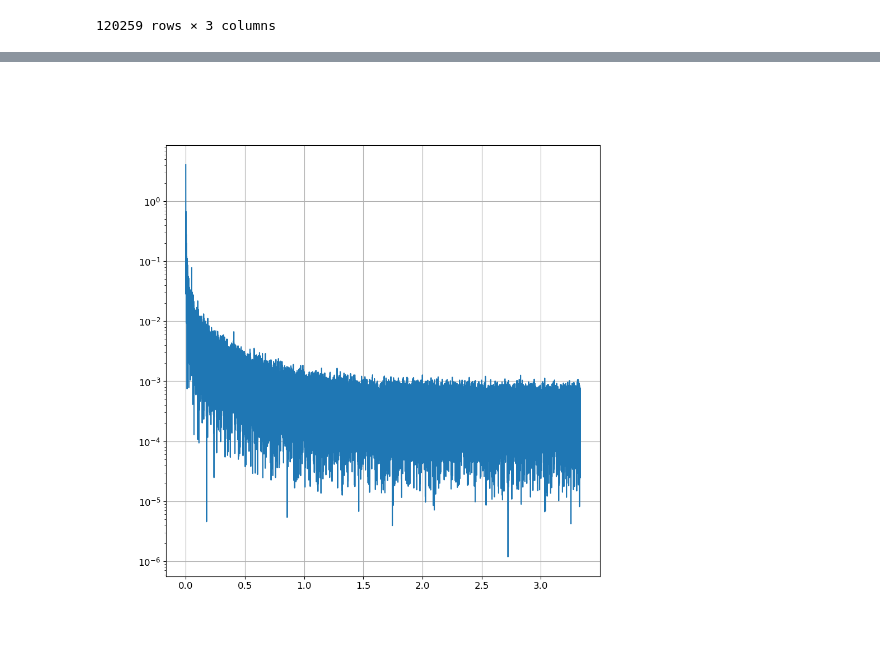
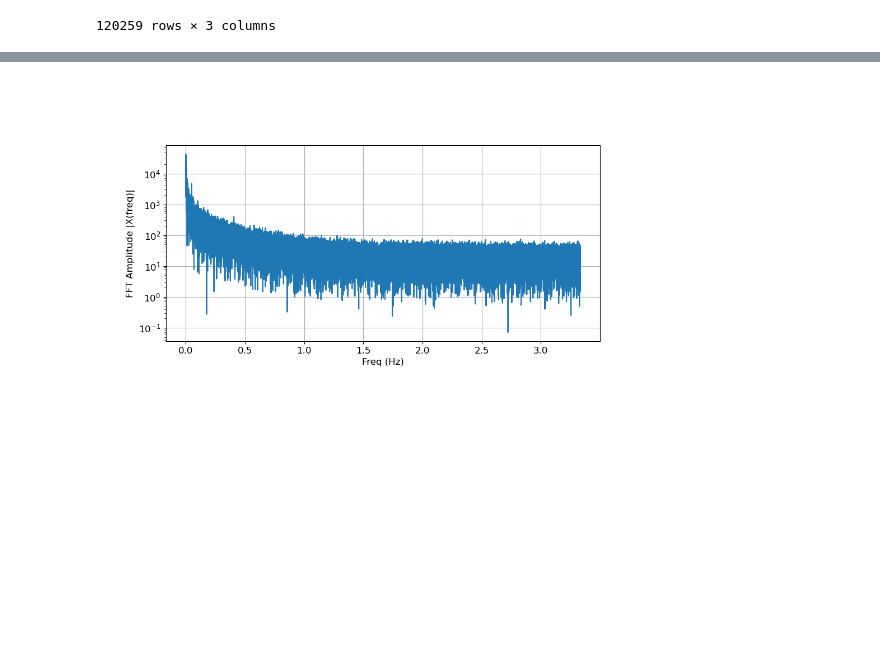
Before and after one commit to ChristyNova/MMS_KHI_Magnetic_Reconnection, a Jupyter notebook: FFT_of_KH_wave_CLL.ipynb, the cells around one changed output, grey strips where cells are left out. Cells and saved outputs as stored; diff of their text form; code cells hidden in the pictures.

```diff
--- a/FFT_of_KH_wave_CLL.ipynb
+++ b/FFT_of_KH_wave_CLL.ipynb
@@ -225,78 +247,57 @@ n_arr = np.array(pd.to_numeric(MMS2_n['n']))
 # Number of sample points
 N = len(MMS2_n['n'])
 
+print('number of sample points',N)
+
 #print((MMS2_n['date'].iloc[1::2]) - (MMS2_n['date'].iloc[::2]))
 
 
 # calculate the time difference between consecutive rows
-time_diff = np.nanmean(pd.to_numeric(MMS2_n['times'].diff()))
-print(time_diff)
+time_diff = pd.to_numeric(MMS2_n['times'].diff())
+#print('time difference',time_diff)
 
 
-
-#bx = np.array(pd.to_numeric(mag_arr['Bx']))
+# Frequency spacing
+# The minimum time difference is found with
+# print(np.diff(MMS2_n['date'].index.values).min())
+# which is normally in units of ns. To get a frequency, assuming ns:
+# freq = 1e9 / np.diff(df.index.values).min().astype(int)
 
 
-#print((MMS2_n.date.iloc[1::2]))
+# DIS provides data in ns.
+freq = 1 / np.diff(MMS2_n['times'].index.values).astype(int)
 
-# Frequency spacing
-#The minimum time difference is found with
-# print(np.diff(MMS2_n['date'].index.values).min())
-# #which is normally in units of ns. To get a frequency, assuming ns:
-# freq = 1e9 / np.diff(df.index.values).min().astype(int)
-# # sample spacing
+print(np.nanmean(freq))
 
-# n_arr = pd.to_numeric(MMS2_n['n'])
-# print(n_arr)
-
-yf = fft(np.array(pd.to_numeric(MMS2_n['n'])))
-xf = fftfreq(N, time_diff)[:N//2]
-
-# x = np.linspace(0.0, N*T, N, endpoint=False)
-# y = np.sin(50.0 * 2.0*np.pi*x) + 0.5*np.sin(80.0 * 2.0*np.pi*x)
-# yf = fft(y)
-# xf = fftfreq(N, T)[:N//2]
-# import matplotlib.pyplot as plt
+x = np.array(pd.to_numeric(MMS2_n['n']))
 
 
+# The FFT is an algorithm that implements the Fourier transform and can calculate
+# a frequency spectrum for a signal in the time domain
+yf = fft(np.array(pd.to_numeric(MMS2_n['n'])))
+
+# Return the Discrete Fourier Transform sample frequencies.
+xf = fftfreq(N, time_diff)
+
+print('length of frequency array:', len(freq))
+
+print('length of FFT of density:', len(yf))
+
+print('Max power',max(2.0/N * np.abs(yf[0:N//2])))
+
 fig = plt.figure(figsize=(10,10))
-
-# plt.semilogy(xf[1:N//2], 2.0/N * np.abs(yf[1:N//2]), '-b')
-# plt.semilogy(xf[1:N//2], 2.0/N * np.abs(ywf[1:N//2]), '-r')
+plt.subplot(211)
+plt.semilogy(xf[0:N//2], np.abs(yf[0:N//2]))
+plt.xlabel('Freq (Hz)')
+plt.ylabel('FFT Amplitude |X(freq)|')
+plt.grid()
 
 
-plt.semilogy(xf, 2.0/N * np.abs(yf[0:N//2]))
-plt.grid()
+# plt.subplot(212)
+# plt.semilogy(freq, np.abs(yf[1:N]))
+# plt.xlabel('Freq (Hz)')
+# plt.ylabel('FFT Amplitude |X(freq)|')
+# plt.grid()
+
 plt.show()
-
-
-
-freq = 1e9/time_diff
-# sampling rate
-sr = 2000
-# sampling interval
-ts = 1.0/sr
-t = np.arange(0,1,ts)
-
-X = fft(x)
-N = len(X)
-n = np.arange(N)
-T = N/sr
-#freq = n/T
-
-plt.figure(figsize = (12, 6))
-plt.subplot(121)
-
-plt.stem(freq, np.abs(yf), 'b', \
-         markerfmt=" ", basefmt="-b")
-plt.xlabel('Freq (Hz)')
-plt.ylabel('FFT Amplitude |X(freq)|')
-plt.xlim(0, 10)
-
-plt.subplot(122)
-plt.plot(t, ifft(X), 'r')
-plt.xlabel('Time (s)')
-plt.ylabel('Amplitude')
-plt.tight_layout()
-plt.show()
 # %% [output]
@@ -304,3 +309,3 @@ plt.show()
-[figure, old version]
+[figure, new version]
 # %%
 # find phase speed
```
Also changed, not shown: parts of 3 cells of this notebook, 13 other files.
